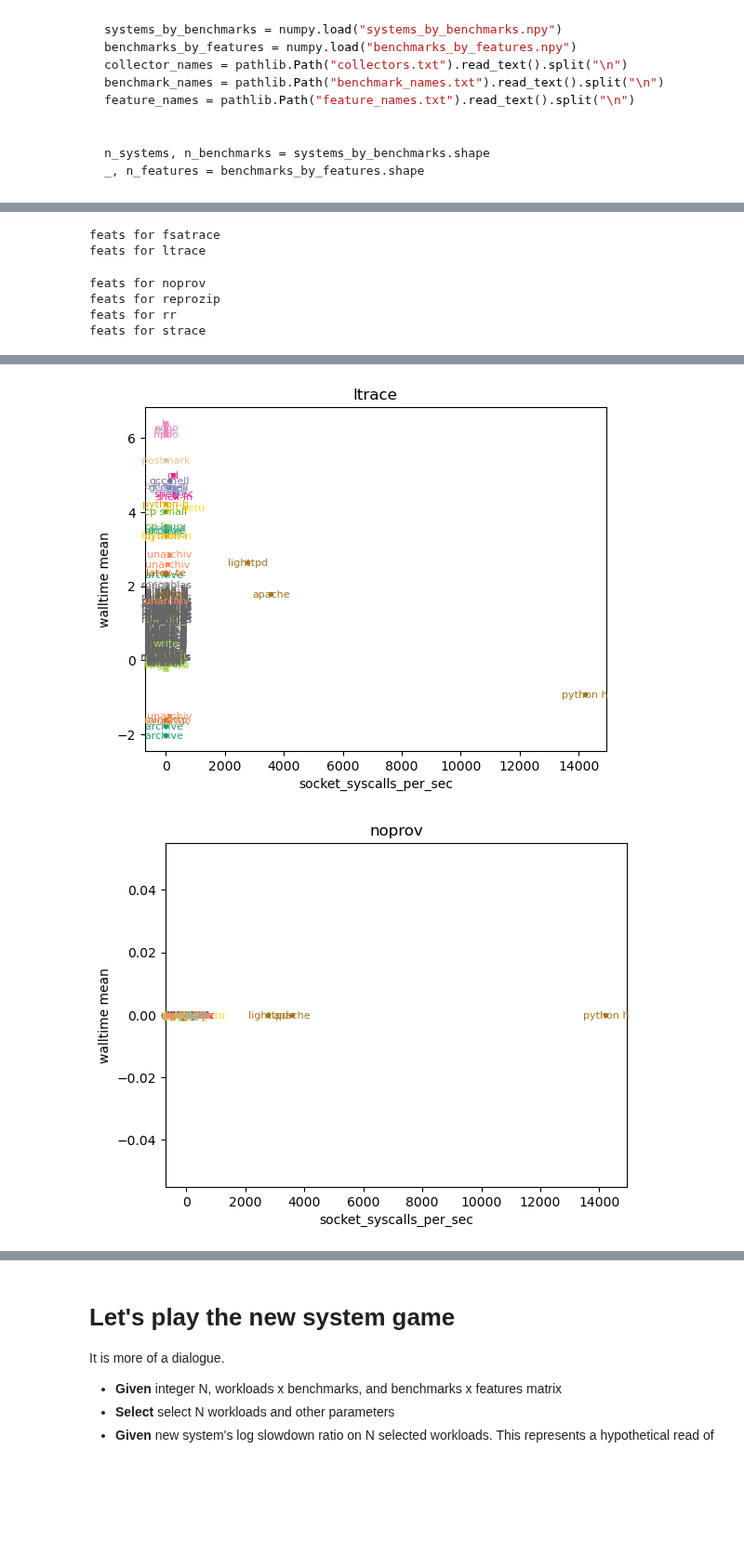
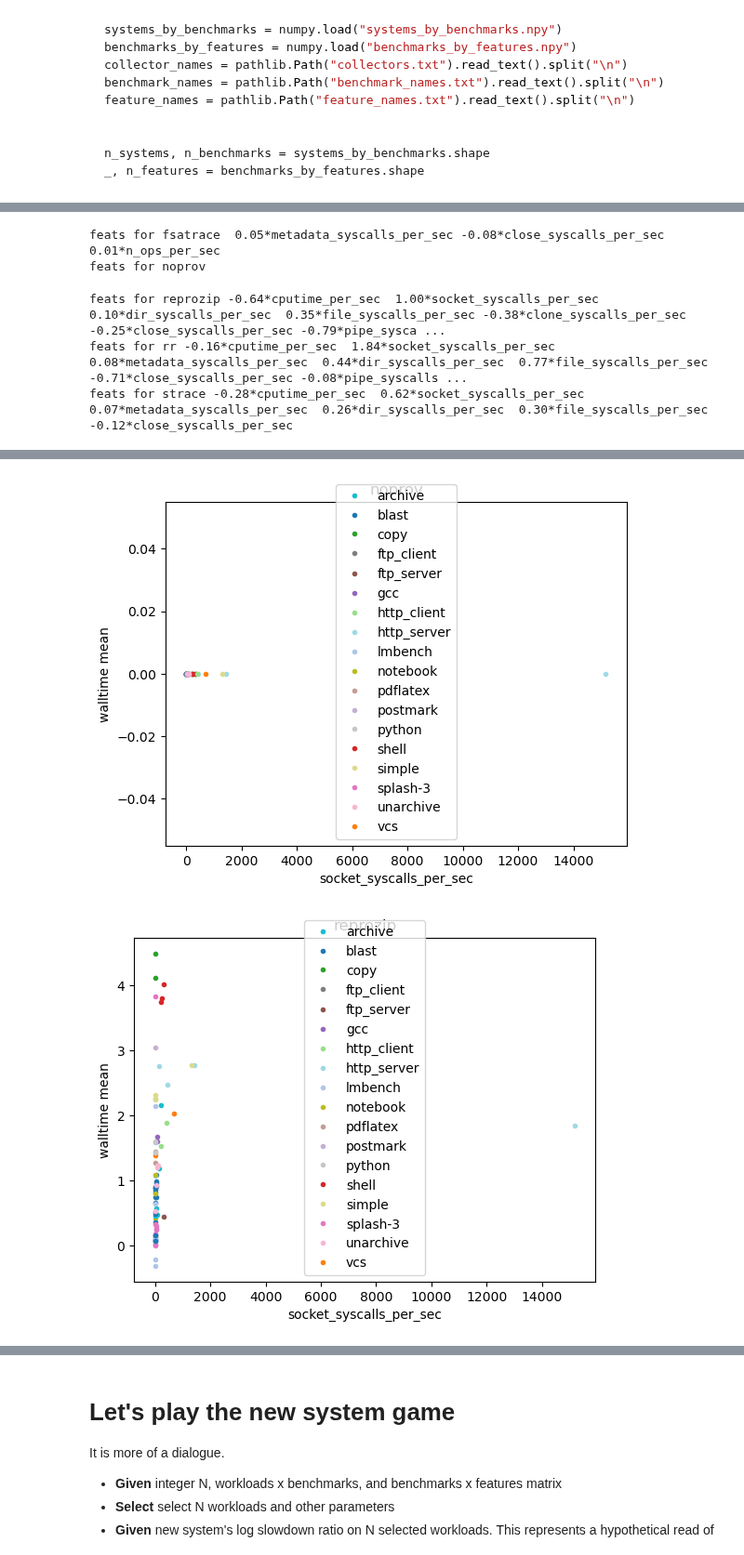
Before and after one commit to charmoniumQ/PROBE, a Jupyter notebook: benchmark/notebook/cross-val.ipynb, the cells around one changed output, grey strips where cells are left out. Shown at 93% size. Saved outputs shown, nothing was run; the diff lists cells and outputs as text; code cells hidden in the pictures; blank space fills up the shorter version.

```diff
--- a/benchmark/notebook/cross-val.ipynb
+++ b/benchmark/notebook/cross-val.ipynb
@@ -39,14 +39,14 @@ from util import flatten1
 
 collectors = list(flatten1([
     PROV_COLLECTOR_GROUPS[collector_name]
-    for collector_name in ["working-ltrace"]
+    for collector_name in ["working"]
 ]))
 workloads = list(flatten1([
     WORKLOAD_GROUPS[workload_name]
-    for workload_name in ["working-ltrace"]
+    for workload_name in ["working"]
 ]))
-iterations = 1
-ignore_failures = True
+iterations = 2
+ignore_failures = False
 rerun = False
 df = get_results(
     collectors,
@@ -56,6 +56,9 @@ df = get_results(
     ignore_failures=ignore_failures,
     rerun=rerun,
 )
+# %%
+# Get rid of "failure" runs which have walltime == 0.0
+df = df[df["walltime"] != 0.0]
 # %%
 df = df.drop(columns=["collector_method", "collector_submethod"])
 df
@@ -417,7 +403,7 @@ import matplotlib.lines
 import matplotlib.pyplot as plt
 import itertools
 
-colors = sorted(matplotlib.cm.Dark2.colors + matplotlib.cm.Set2.colors)
+colors = sorted(matplotlib.cm.tab20.colors)
 
 datas = [
     ("bench x sys", systems_by_benchmarks.T, benchmark_names),
@@ -467,6 +453,6 @@ for (data_label, data, names), whiten in itertools.product(datas, whitens):
 # %%
 for collector in agged.index.levels[0]:
-    reg = sklearn.linear_model.Lasso(alpha=0.3)
+    reg = sklearn.linear_model.Lasso(alpha=0.01)
     data = features_df.loc[:, :].values
     data = (data - data.mean(axis=1)[:, numpy.newaxis]) / data.std(axis=1)[:, numpy.newaxis]
     reg.fit(
@@ -496,24 +482,23 @@ for collector in agged.index.levels[0]:
             marker=".",
             color=color,
         )
-        ax.annotate(
-            workload[:8],
-            xy=(x, y),
-            xytext=(0, -4),
-            color=color,
-            textcoords='offset points',
-            size=8,
-            ha='center', va='bottom',
-        )
-    # ax.legend(handles=[
-    #     matplotlib.lines.Line2D([0], [0], linestyle="", marker=".", color=colors[cat_code], label=category)
-    #     for cat_code, category in enumerate(workload_kinds.cat.categories)
-    # ])
+        # ax.annotate(
+        #     workload[:8],
+        #     xy=(x, y),
+        #     xytext=(0, -4),
+        #     color=color,
+        #     textcoords='offset points',
+        #     size=8,
+        #     ha='center', va='bottom',
+        # )
+    ax.legend(handles=[
+        matplotlib.lines.Line2D([0], [0], linestyle="", marker=".", color=colors[cat_code], label=category)
+        for cat_code, category in enumerate(workload_kinds.cat.categories)
+    ])
     fig.show()
 # %% [output]
-feats for fsatrace
-feats for ltrace
+feats for fsatrace  0.05*metadata_syscalls_per_sec -0.08*close_syscalls_per_sec  0.01*n_ops_per_sec
+feats for noprov
-feats for noprov
-feats for reprozip
-feats for rr
-feats for strace
+feats for reprozip -0.64*cputime_per_sec  1.00*socket_syscalls_per_sec  0.10*dir_syscalls_per_sec  0.35*file_syscalls_per_sec -0.38*clone_syscalls_per_sec -0.25*close_syscalls_per_sec -0.79*pipe_sysca ...
+feats for rr -0.16*cputime_per_sec  1.84*socket_syscalls_per_sec  0.08*metadata_syscalls_per_sec  0.44*dir_syscalls_per_sec  0.77*file_syscalls_per_sec -0.71*close_syscalls_per_sec -0.08*pipe_syscalls ...
+feats for strace -0.28*cputime_per_sec  0.62*socket_syscalls_per_sec  0.07*metadata_syscalls_per_sec  0.26*dir_syscalls_per_sec  0.30*file_syscalls_per_sec -0.12*close_syscalls_per_sec
@@ -521,2 +506,2 @@ feats for strace
-[figure, old version]
+[figure, new version]
-[figure, old version]
+[figure, new version]
```
Also changed, not shown: parts of 28 cells of this notebook.
